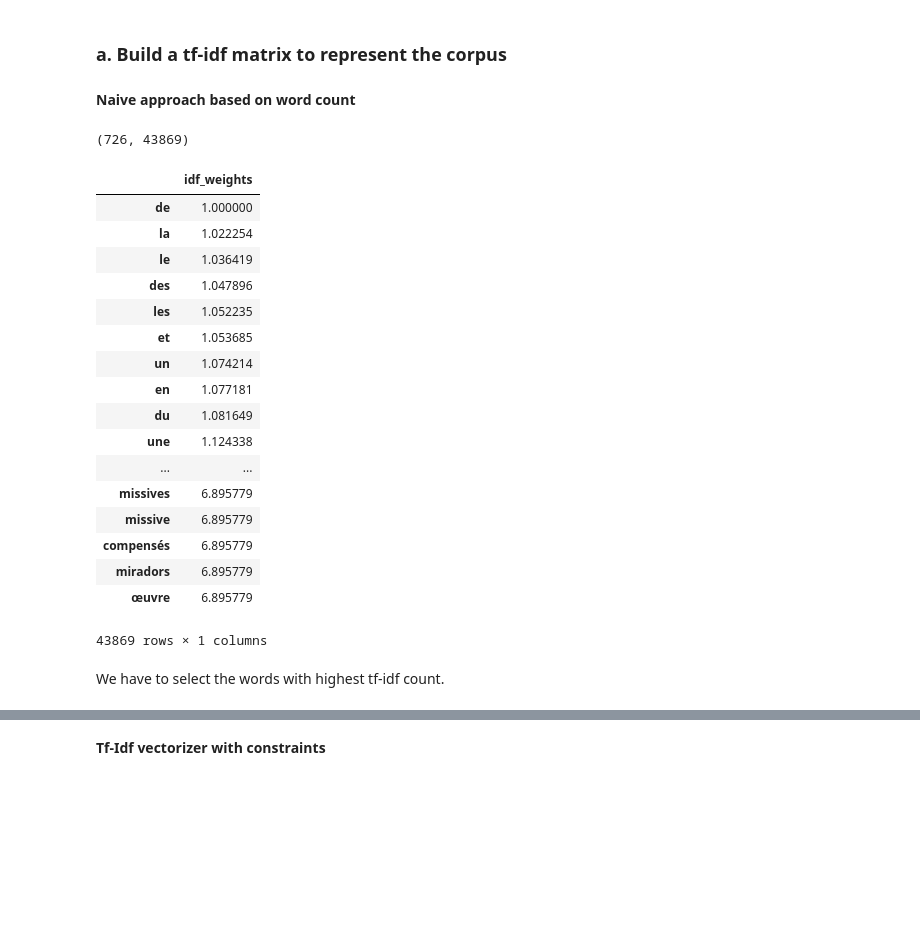
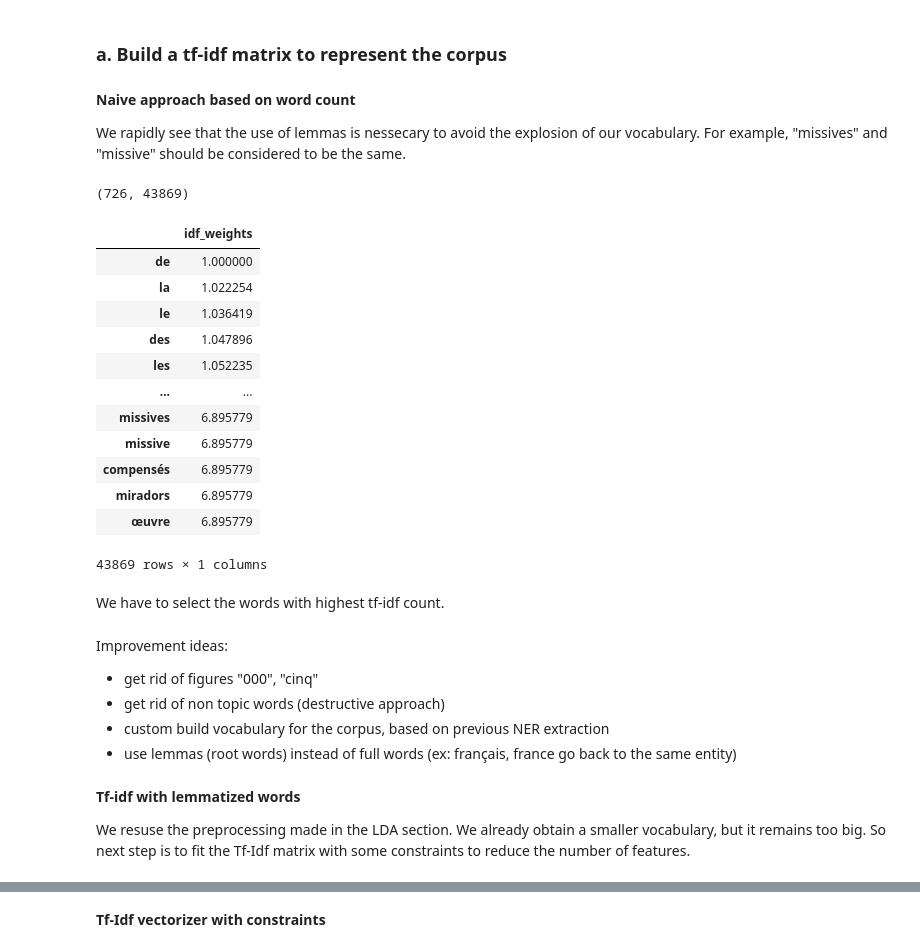
Before and after one commit to ldelille/nlp-archives, a Jupyter notebook: 02_TopicModeling.ipynb, the cells around one changed output, grey strips where cells are left out. Cells and saved outputs as stored; diff of their text form; code cells hidden in the pictures; blank space fills up the shorter version.

Commit message:
improved LDA topic modelling and tf-idf matrix for clustering

```diff
--- a/02_TopicModeling.ipynb
+++ b/02_TopicModeling.ipynb
@@ -267,8 +366,10 @@ __Analysis__
 K-Means clustering and DBSCAN with tf-idf representation
 # %% [markdown]
 ### a. Build a tf-idf matrix to represent the corpus
-# %% [markdown]
-__Naive approach based on word count__
+# %% [markdown]
+__Naive approach based on word count__
+
+We rapidly see that the use of lemmas is nessecary to avoid the explosion of our vocabulary. For example, "missives" and "missive" should be considered to be the same.
 # %%
 #instantiate CountVectorizer()
 cv=CountVectorizer()
@@ -283,25 +384,20 @@ print(word_count_vector.shape)
 # %%
 # tf-idf with all the words
 tfidf_transformer=TfidfTransformer(smooth_idf=True,use_idf=True)
 tfidf_transformer.fit(word_count_vector)
 
 # print idf values
-df_idf = pd.DataFrame(tfidf_transformer.idf_, index=cv.get_feature_names(),columns=["idf_weights"])
+idf = pd.DataFrame(tfidf_transformer.idf_, index=cv.get_feature_names(),columns=["idf_weights"])
 
 # sort ascending
-df_idf.sort_values(by=['idf_weights'])
+idf.sort_values(by=['idf_weights'])
 # %% [output]
 |  | idf_weights |
 | de | 1.000000 |
 | la | 1.022254 |
 | le | 1.036419 |
 | des | 1.047896 |
 | les | 1.052235 |
-| et | 1.053685 |
-| un | 1.074214 |
-| en | 1.077181 |
-| du | 1.081649 |
-| une | 1.124338 |
 | ... | ... |
 | missives | 6.895779 |
 | missive | 6.895779 |
@@ -311,3 +407,14 @@ df_idf.sort_values(by=['idf_weights'])
 43869 rows × 1 columns
 # %% [markdown]
 We have to select the words with highest tf-idf count.
+# %% [markdown]
+Improvement ideas:
+
+* get rid of figures "000", "cinq"
+* get rid of non topic words (destructive approach)
+* custom build vocabulary for the corpus, based on previous NER extraction
+* use lemmas (root words) instead of full words (ex: français, france go back to the same entity)
+# %% [markdown]
+__Tf-idf with lemmatized words__
+
+We resuse the preprocessing made in the LDA section. We already obtain a smaller vocabulary, but it remains too big. So next step is to fit the Tf-Idf matrix with some constraints to reduce the number of features.
```
Also changed, not shown: parts of 21 cells of this notebook.
